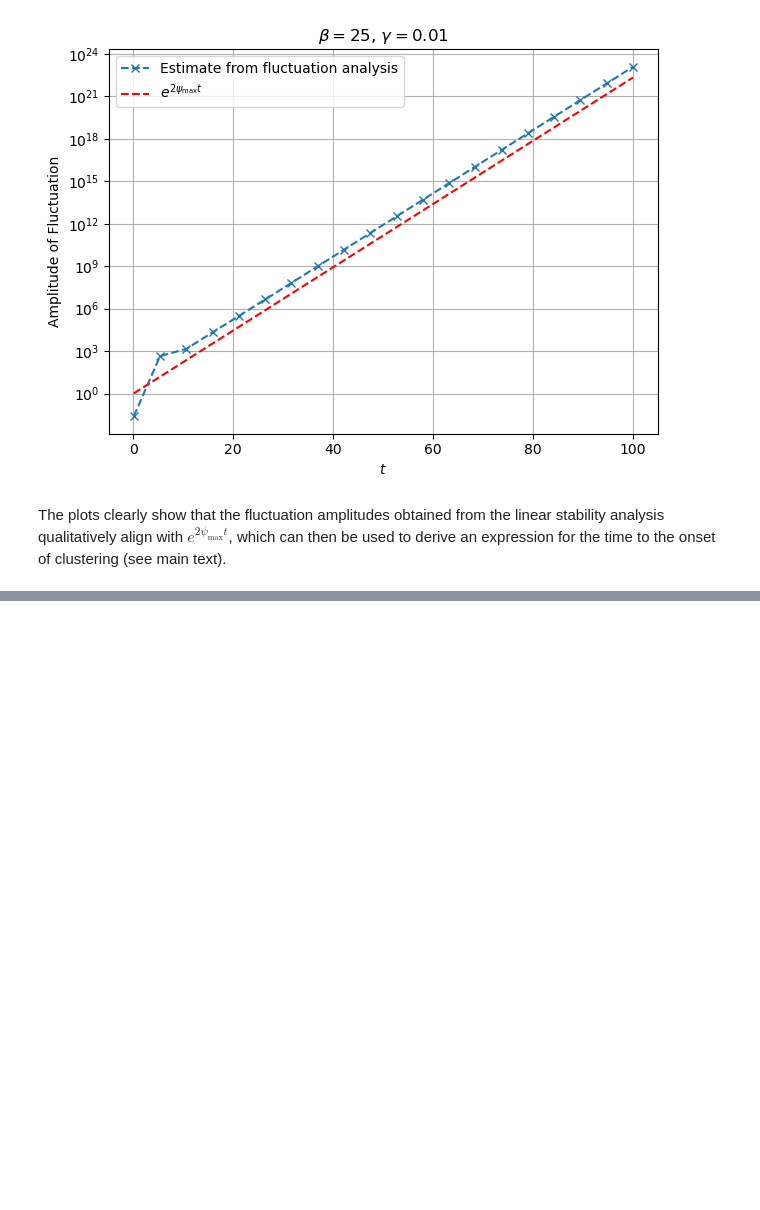
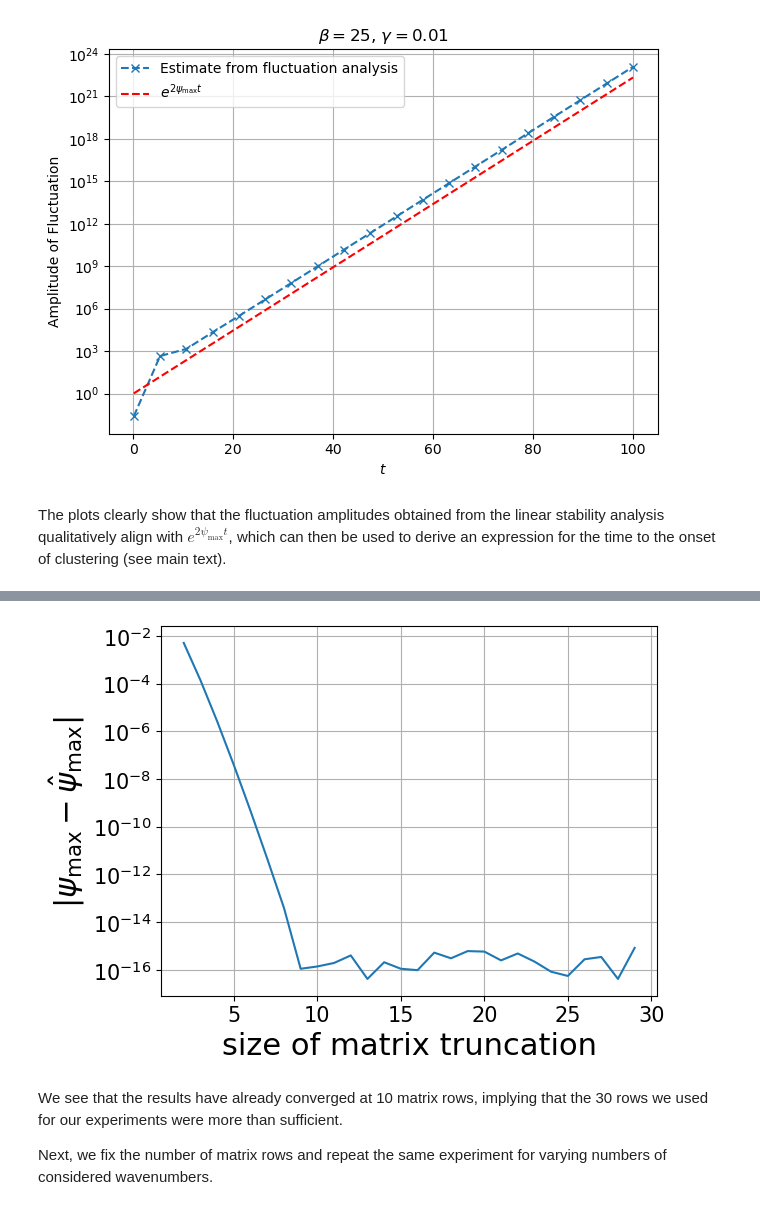
Before and after one commit to SchroedingersLion/Cluster-Formation-in-Diffusive-Systems, a Jupyter notebook: stability_and_fluctuation_analysis.ipynb, the cells around one changed output, grey strips where cells are left out. Cells and saved outputs as stored; diff of their text form; code cells hidden in the pictures; blank space fills up the shorter version.

Commit message:
added convergence of results for matrix truncation

```diff
--- a/stability_and_fluctuation_analysis.ipynb
+++ b/stability_and_fluctuation_analysis.ipynb
@@ -628,0 +609,20 @@ The plots clearly show that the fluctuation amplitudes obtained from the linear
+# %%
+gamma = [1.0]  # Some values.
+beta = [25]    # The results were observed to be reasonably independent of them.
+
+W_hat = W_hat_gauss   # Specify interaction potential.
+
+approxim_dim_list = range(2,30) # Numbers of rows to consider.
+
+errors_list = []
+
+k_max = 30    # Large values that lead to converged results.
+m_max = 100
+
+ground_truth = compute_spectral(W_hat, k_max, beta, gamma, L, m_max )[0][0]
+
+
+# Obtain errors for all numbers of considered matrix rows.
+for i in approxim_dim_list:
+    print(f"Using {i} matrix rows.")
+    errors_list.append(np.abs(compute_spectral(W_hat, k_max, beta, gamma, L, i)[0][0] - ground_truth))
@@ -628,0 +647,15 @@ The plots clearly show that the fluctuation amplitudes obtained from the linear
+# %%
+# Plot results.
+plt.plot(approxim_dim_list, errors_list)
+plt.yscale('log')
+plt.xlabel('size of matrix truncation', fontsize = '22')
+plt.ylabel('$|\psi_{\max} - \hat{\psi}_{\max}|$', fontsize = '22')
+plt.xticks(fontsize = '15')
+plt.yticks(fontsize = '15')
+plt.grid()
+# %% [output]
+[figure, added]
+# %% [markdown]
+We see that the results have already converged at 10 matrix rows, implying that the 30 rows we used for our experiments were more than sufficient.
+
+Next, we fix the number of matrix rows and repeat the same experiment for varying numbers of considered wavenumbers.
```
Also changed, not shown: parts of 16 cells of this notebook.
